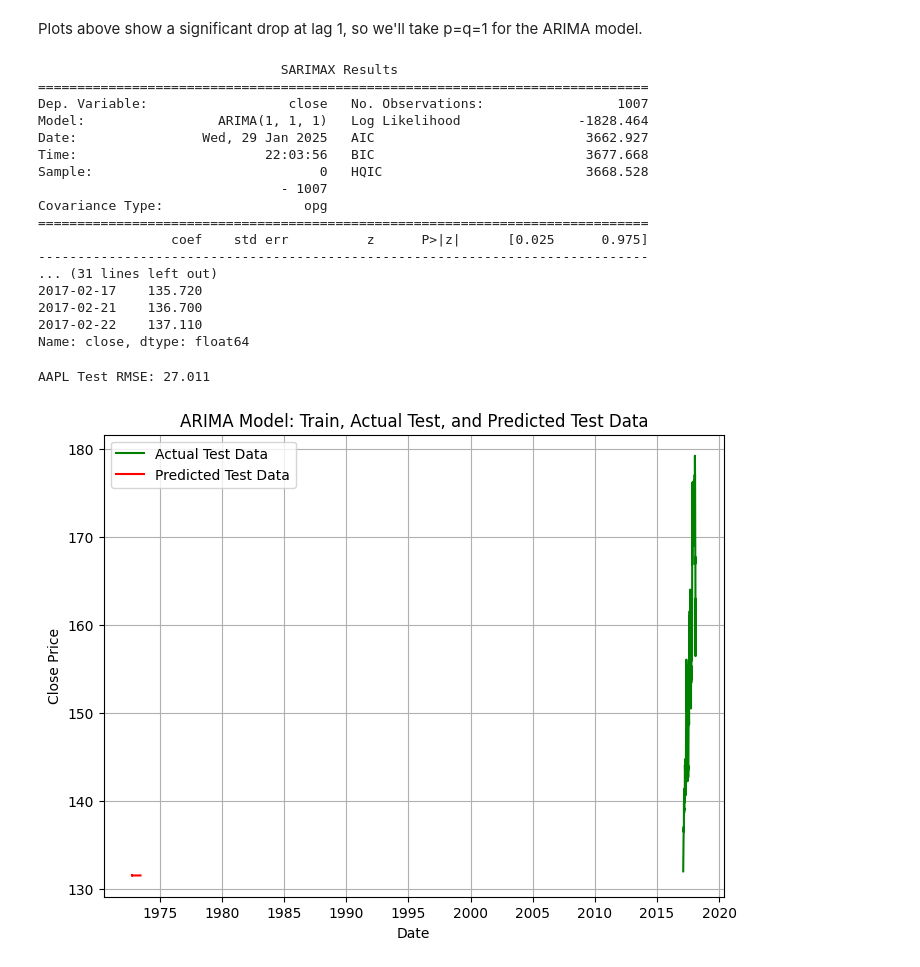
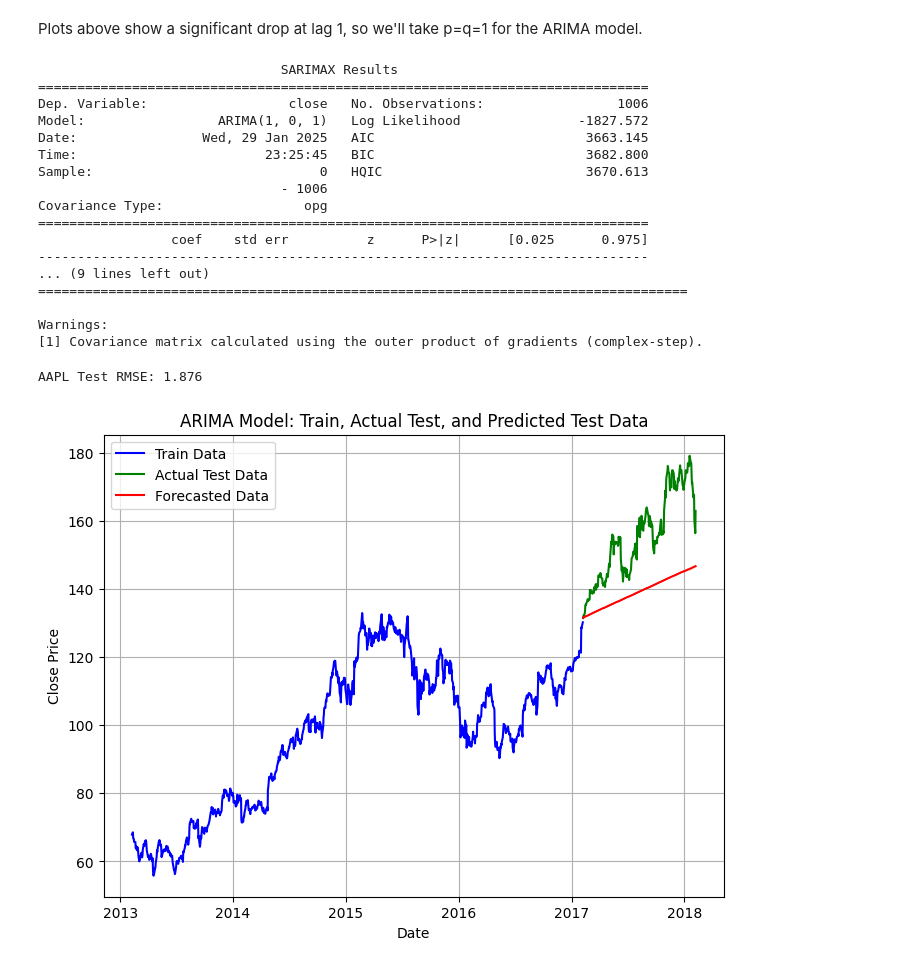
Before and after one commit to ariakhademi/timeseries, a Jupyter notebook: timeseries.ipynb, the cells around one changed output. Cells and saved outputs as stored; diff of their text form; code cells hidden in the pictures.

```diff
--- a/timeseries.ipynb
+++ b/timeseries.ipynb
@@ -113,51 +111,54 @@ plt.show()
 Plots above show a significant drop at lag 1, so we'll take p=q=1 for the ARIMA model.
 # %%
 # train/test split: 80% for training
-train_size = int(len(closing_price) * 0.8)
+train_size = int(len(diff_closing_price) * 0.8)
 train, test = diff_closing_price[:train_size], diff_closing_price[train_size:]
 # %%
 # fit an ARIMA model
-model = ARIMA(train, order=(1, 1, 1))
+model = ARIMA(train, order=(1, 0, 1))
 arima_model = model.fit()
 print(arima_model.summary())
 # predict
-predictions = arima_model.forecast(steps=len(test))  # predict next 30 days
-print(predictions[:10])
-print(test[:10])
+predictions = arima_model.forecast(steps=len(test))
+predictions = round(predictions, 2)
 # %% [output]
                                SARIMAX Results
 ==============================================================================
-Dep. Variable:                  close   No. Observations:                 1007
-Model:                 ARIMA(1, 1, 1)   Log Likelihood               -1828.464
-Date:                Wed, 29 Jan 2025   AIC                           3662.927
-Time:                        22:03:56   BIC                           3677.668
-Sample:                             0   HQIC                          3668.528
-                               - 1007
+Dep. Variable:                  close   No. Observations:                 1006
+Model:                 ARIMA(1, 0, 1)   Log Likelihood               -1827.572
+Date:                Wed, 29 Jan 2025   AIC                           3663.145
+Time:                        23:25:45   BIC                           3682.800
+Sample:                             0   HQIC                          3670.613
+                               - 1006
 Covariance Type:                  opg
 ==============================================================================
                  coef    std err          z      P>|z|      [0.025      0.975]
 ------------------------------------------------------------------------------
-... (31 lines left out)
-2017-02-17    135.720
-2017-02-21    136.700
-2017-02-22    137.110
-Name: close, dtype: float64
+... (9 lines left out)
+===================================================================================
+
+Warnings:
+[1] Covariance matrix calculated using the outer product of gradients (complex-step).
 # %%
 # evalue with RMSE
-rmse = sqrt(mean_squared_error(test, predictions))
+rmse = sqrt(mean_squared_error(test.values, predictions.values))
 print('AAPL Test RMSE: %.3f' % rmse)
 # %% [output]
-AAPL Test RMSE: 27.011
+AAPL Test RMSE: 1.876
 # %%
 # Plotting
+last_closing_price = closing_price.iloc[train_size]
+reverted_forecasts = np.cumsum(predictions) + last_closing_price
+actual_test = closing_price.iloc[train_size:train_size + len(test)]
 plt.figure(figsize=(8, 6))
-plt.plot(test.index, test, label='Actual Test Data', color='green')
-plt.plot(predictions.index, predictions, label='Predicted Test Data', color='red')
+plt.plot(closing_price.index[:train_size], closing_price[:train_size], label='Train Data', color='blue')
+plt.plot(actual_test.index, actual_test, label='Actual Test Data', color='green')
+plt.plot(actual_test.index, reverted_forecasts, label='Forecasted Data', color='red')
 plt.title('ARIMA Model: Train, Actual Test, and Predicted Test Data')
 plt.xlabel('Date')
 plt.ylabel('Close Price')
 plt.legend()
 plt.grid(True)
 plt.show()
 # %% [output]
-[figure, old version]
+[figure, new version]
```
Also changed, not shown: parts of 2 cells of this notebook.
